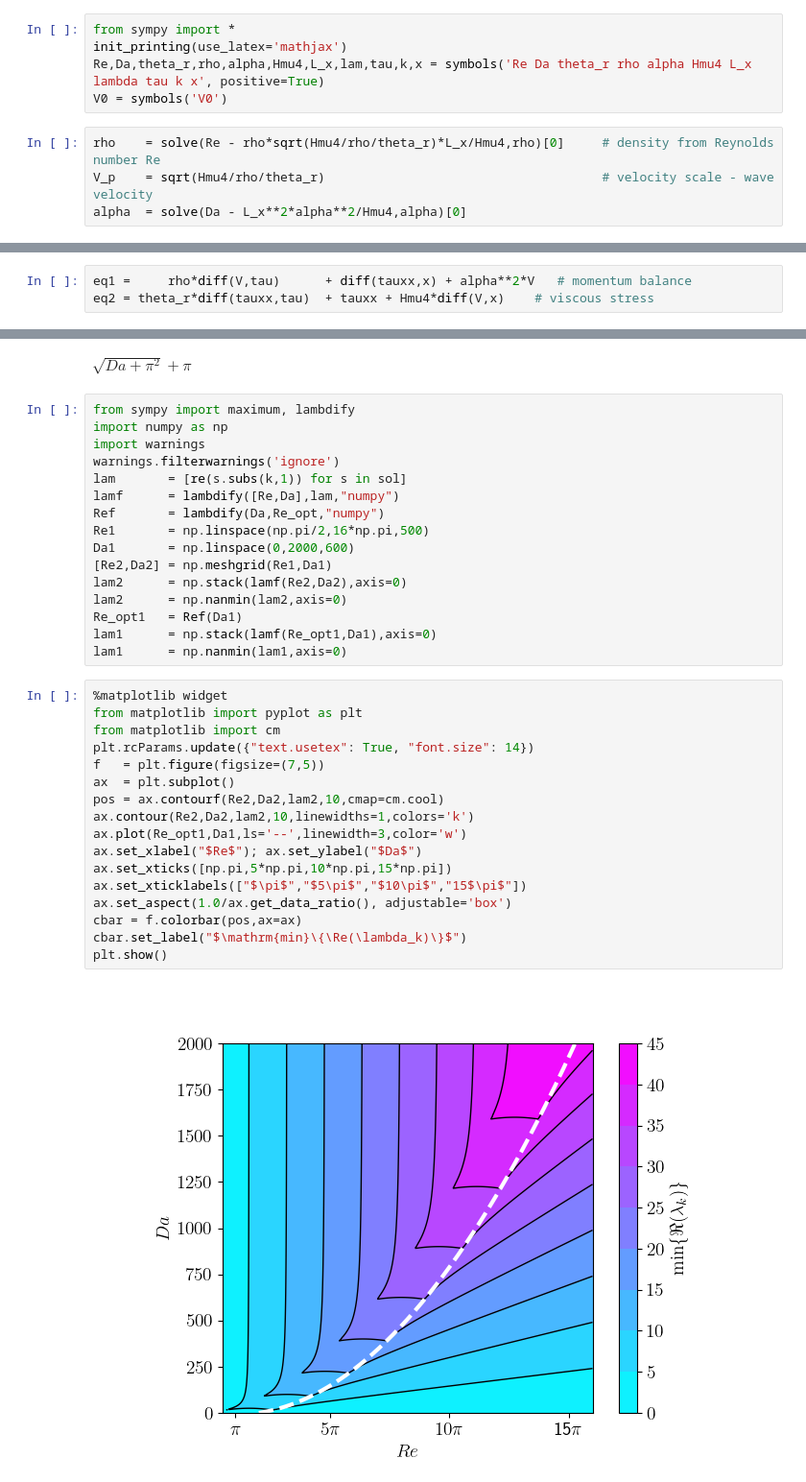
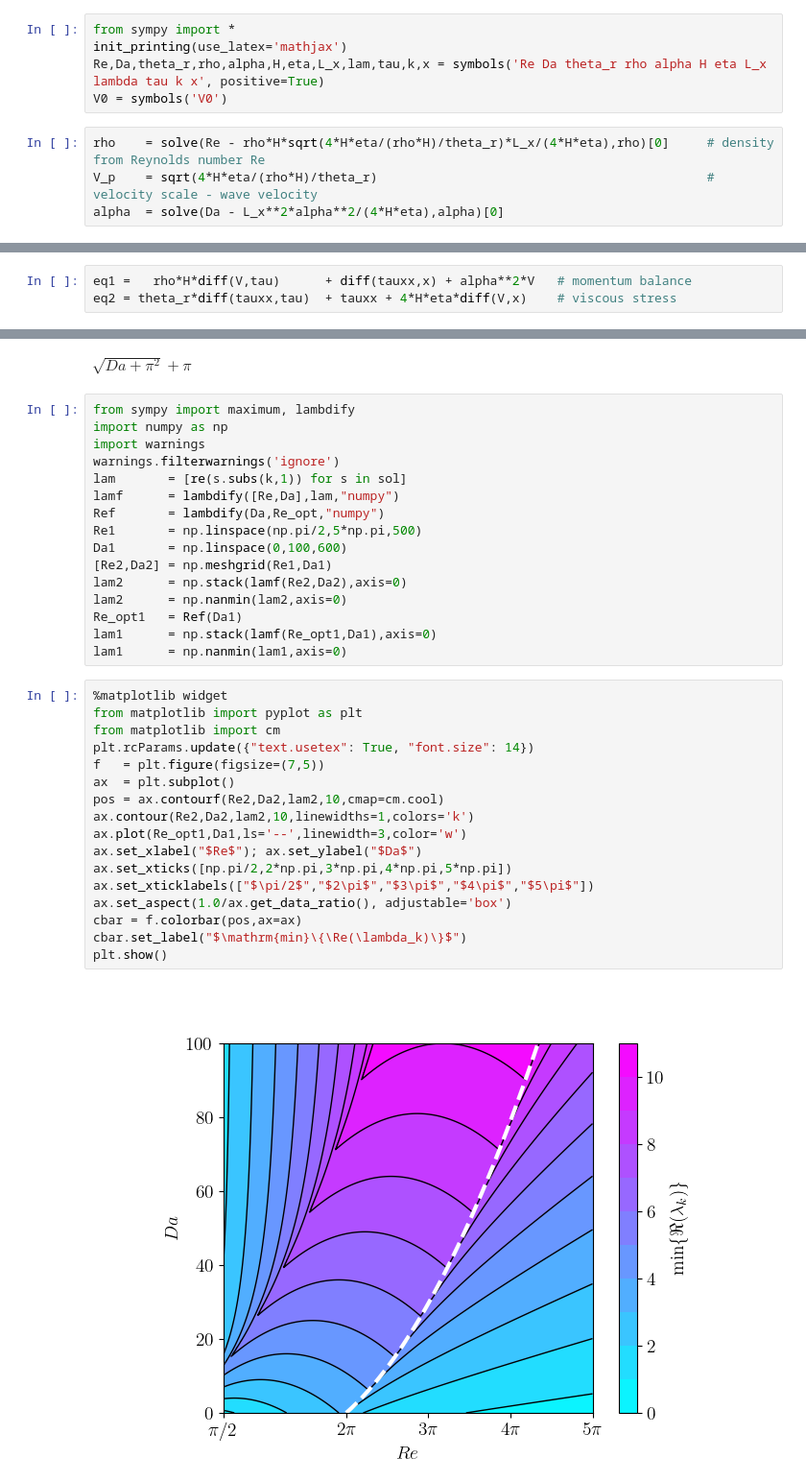
Before and after one commit to AnjaliSandip/FastIceFlo, a Jupyter notebook: dispersion_analysis/dispersion_analysis_ssa1D.ipynb, the cells around one changed output, grey strips where cells are left out. Shown: that part at 96% size. Drawn from its saved outputs; the diff is of its cells as text.

```diff
--- a/dispersion_analysis/dispersion_analysis_ssa1D.ipynb
+++ b/dispersion_analysis/dispersion_analysis_ssa1D.ipynb
@@ -1,18 +1,18 @@
 # %%
 from sympy import *
 init_printing(use_latex='mathjax')
-Re,Da,theta_r,rho,alpha,Hmu4,L_x,lam,tau,k,x = symbols('Re Da theta_r rho alpha Hmu4 L_x lambda tau k x', positive=True)
+Re,Da,theta_r,rho,alpha,H,eta,L_x,lam,tau,k,x = symbols('Re Da theta_r rho alpha H eta L_x lambda tau k x', positive=True)
 V0 = symbols('V0')
 # %%
-rho    = solve(Re - rho*sqrt(Hmu4/rho/theta_r)*L_x/Hmu4,rho)[0]     # density from Reynolds number Re
-V_p    = sqrt(Hmu4/rho/theta_r)                                     # velocity scale - wave velocity
-alpha  = solve(Da - L_x**2*alpha**2/Hmu4,alpha)[0]
+rho    = solve(Re - rho*H*sqrt(4*H*eta/(rho*H)/theta_r)*L_x/(4*H*eta),rho)[0]     # density from Reynolds number Re
+V_p    = sqrt(4*H*eta/(rho*H)/theta_r)                                            # velocity scale - wave velocity
+alpha  = solve(Da - L_x**2*alpha**2/(4*H*eta),alpha)[0]
 # %%
 V     = V0*exp(-lam*tau*V_p/L_x)*sin(pi*k*x/L_x)
 tauxx = V0*exp(-lam*tau*V_p/L_x)*cos(pi*k*x/L_x)
 # %%
-eq1 =     rho*diff(V,tau)      + diff(tauxx,x) + alpha**2*V   # momentum balance
-eq2 = theta_r*diff(tauxx,tau)  + tauxx + Hmu4*diff(V,x)    # viscous stress
+eq1 =   rho*H*diff(V,tau)      + diff(tauxx,x) + alpha**2*V   # momentum balance
+eq2 = theta_r*diff(tauxx,tau)  + tauxx + 4*H*eta*diff(V,x)    # viscous stress
 # %%
 disp = diff(eq1,tau)*theta_r - diff(eq2,x) + eq1
 disp = expand(disp)
@@ -35,8 +35,8 @@ warnings.filterwarnings('ignore')
 lam       = [re(s.subs(k,1)) for s in sol]
 lamf      = lambdify([Re,Da],lam,"numpy")
 Ref       = lambdify(Da,Re_opt,"numpy")
-Re1       = np.linspace(np.pi/2,16*np.pi,500)
-Da1       = np.linspace(0,2000,600)
+Re1       = np.linspace(np.pi/2,5*np.pi,500)
+Da1       = np.linspace(0,100,600)
 [Re2,Da2] = np.meshgrid(Re1,Da1)
 lam2      = np.stack(lamf(Re2,Da2),axis=0)
 lam2      = np.nanmin(lam2,axis=0)
@@ -46,19 +46,19 @@ lam1      = np.nanmin(lam1,axis=0)
 # %%
 %matplotlib widget
 from matplotlib import pyplot as plt
 from matplotlib import cm
 plt.rcParams.update({"text.usetex": True, "font.size": 14})
 f   = plt.figure(figsize=(7,5))
 ax  = plt.subplot()
 pos = ax.contourf(Re2,Da2,lam2,10,cmap=cm.cool)
 ax.contour(Re2,Da2,lam2,10,linewidths=1,colors='k')
 ax.plot(Re_opt1,Da1,ls='--',linewidth=3,color='w')
 ax.set_xlabel("$Re$"); ax.set_ylabel("$Da$")
-ax.set_xticks([np.pi,5*np.pi,10*np.pi,15*np.pi])
-ax.set_xticklabels(["$\pi$","$5\pi$","$10\pi$","15$\pi$"])
+ax.set_xticks([np.pi/2,2*np.pi,3*np.pi,4*np.pi,5*np.pi])
+ax.set_xticklabels(["$\pi/2$","$2\pi$","$3\pi$","$4\pi$","$5\pi$"])
 ax.set_aspect(1.0/ax.get_data_ratio(), adjustable='box')
 cbar = f.colorbar(pos,ax=ax)
 cbar.set_label("$\mathrm{min}\{\Re(\lambda_k)\}$")
 plt.show()
 # %% [output]
-[figure, old version]
+[figure, new version]
```
Also changed, not shown: 2 other files.
